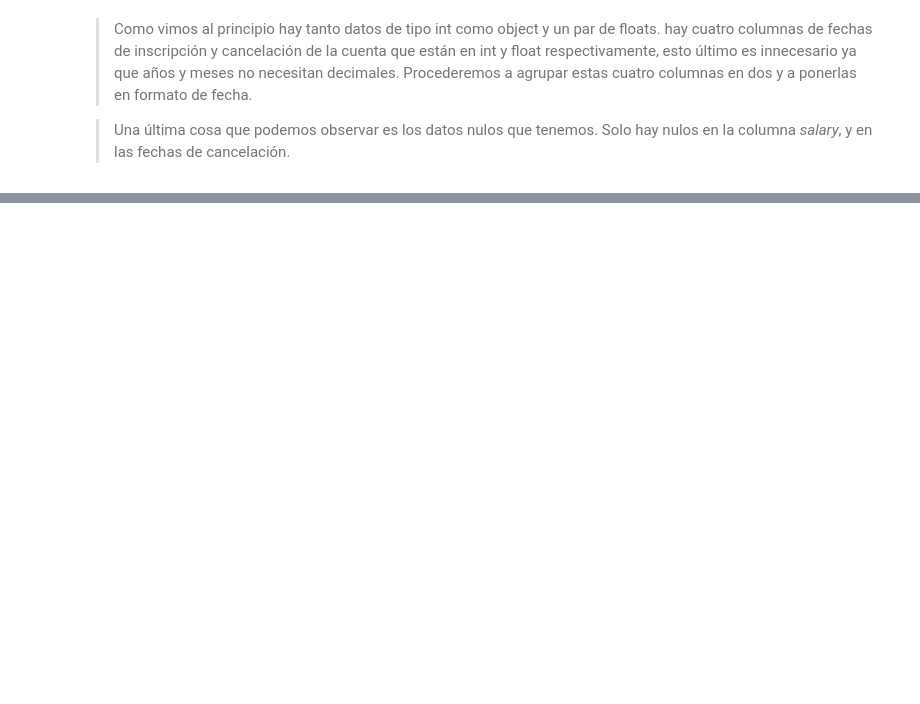
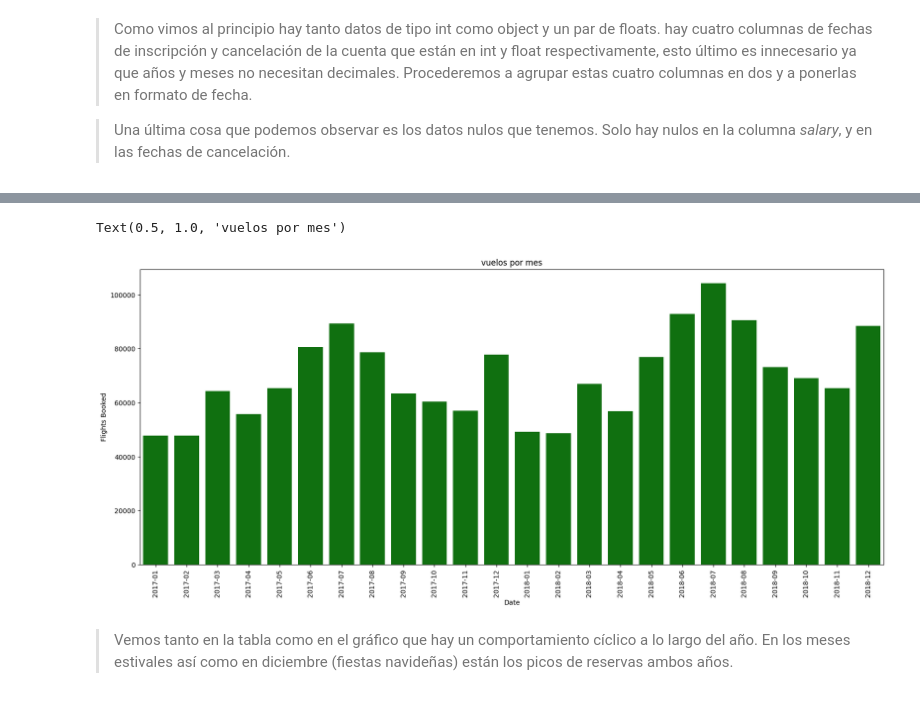
Before and after one commit to Adalab/bda-modulo-3-evaluacion-final-jenniferamosmerino-gif, a Jupyter notebook: Ejercicio_evaluacion_jennifer.ipynb, the cells around one changed output, grey strips where cells are left out. Cells and saved outputs as stored; diff of their text form; code cells hidden in the pictures; blank space fills up the shorter version.

```diff
--- a/Ejercicio_evaluacion_jennifer.ipynb
+++ b/Ejercicio_evaluacion_jennifer.ipynb
@@ -243,0 +313,9 @@ dtype: float64
+# %%
+## 1. ¿Cómo se distribuye la cantidad de vuelos reservados por mes durante el año?
+
+vuelos_por_mes = (
+    df_vuelos_info.groupby(df_vuelos_info["Date"].dt.to_period("M"))["Flights Booked"]
+      .sum()
+      .reset_index()
+)
+print(vuelos_por_mes.sort_values(by ="Flights Booked", ascending = False).head(7))
@@ -243,0 +331,14 @@ dtype: float64
+# %%
+## Visualización
+plt.figure(figsize =(20,8))
+sns.barplot(data=vuelos_por_mes,
+    x="Date",
+    y="Flights Booked",
+    color="green")
+plt.xticks(rotation=90)
+plt.title("vuelos por mes")
+# %% [output]
+Text(0.5, 1.0, 'vuelos por mes')
+[figure, added]
+# %% [markdown]
+>Vemos tanto en la tabla como en el gráfico que hay un comportamiento cíclico a lo largo del año. En los  meses estivales así como en diciembre (fiestas navideñas) están los picos de reservas ambos años.
```
Also changed, not shown: parts of 73 cells of this notebook, 2 other files.
